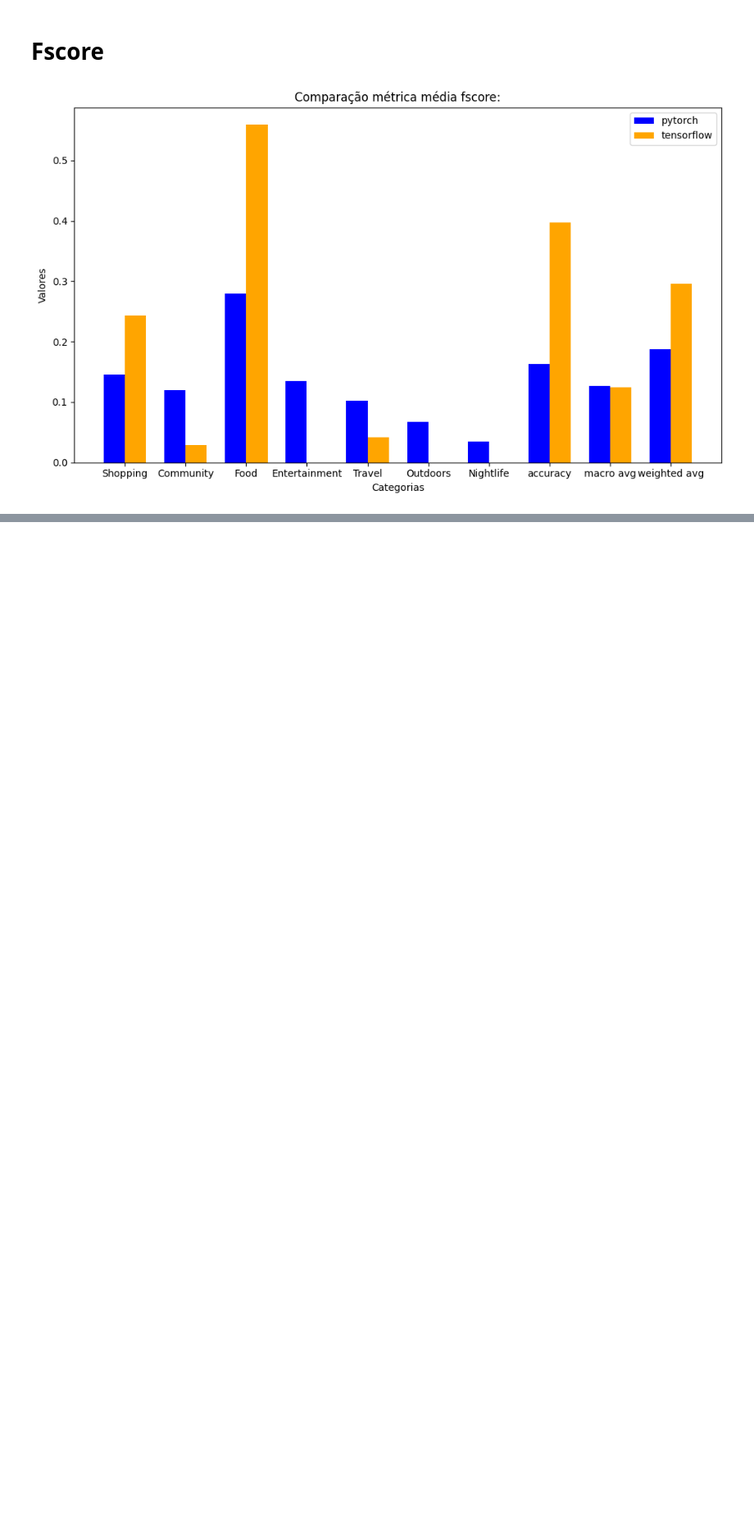
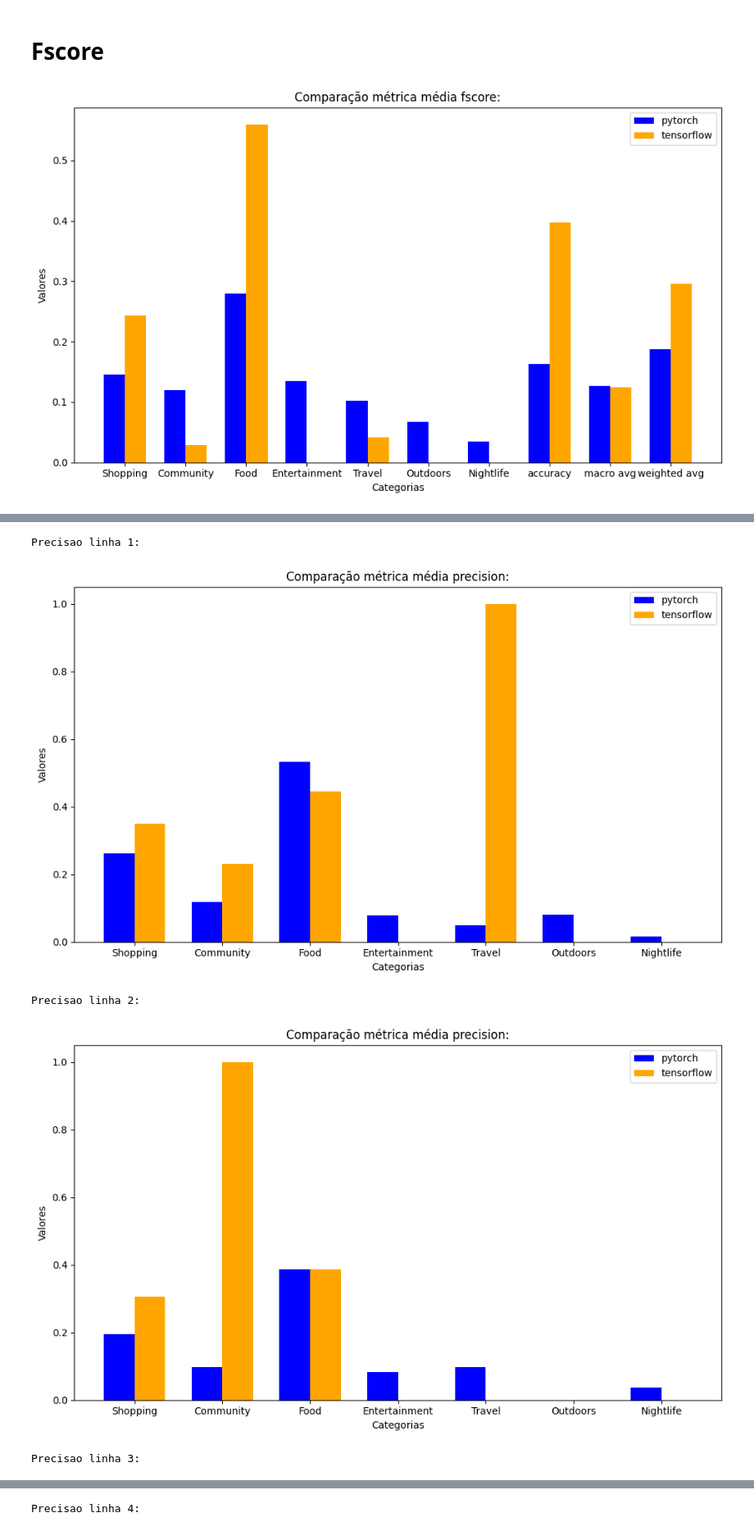
Before and after one commit to TarikSalles/PGC_NN_Pytorch, a Jupyter notebook: Comparacao_Metricas_PGC_Alabama_Atualizado.ipynb, the cells around one changed output, grey strips where cells are left out. Shown: that part at 82% size. Cells and saved outputs as stored; diff of their text form; code cells hidden in the pictures; blank space fills up the shorter version.

Commit message:
Comparação Metrica Atualizada

```diff
--- a/Comparacao_Metricas_PGC_Alabama_Atualizado.ipynb
+++ b/Comparacao_Metricas_PGC_Alabama_Atualizado.ipynb
@@ -63,3 +67,11 @@ def calcular_medias_por_coluna(nome_arquivo):
+# %%
+def retornar_linha_valor(nome_arquivo, linha):
+    df = pd.read_csv(nome_arquivo)
+    df = df.astype(float)
+
+    valores_linha = df.iloc[linha].to_dict()
+
+    return valores_linha
 # %% [markdown]
 <h1> Precisão </h1>
 # %%
@@ -86,0 +103,13 @@ comparar_graficamente(precisao_pytorch_media, precisao_tensorflow_media,"pytorch
+# %%
+num_linhas = pd.read_csv("Metricas_CSV/pytorch/precision.csv").shape[0]
+for x in range(num_linhas):
+  print(f"Precisao linha {x+1}:")
+  precisao_pytorch_linha_x = retornar_linha_valor("Metricas_CSV/pytorch/precision.csv",x)
+  precisao_tensorflow_linha_x= retornar_linha_valor("Metricas_CSV/tensorflow/precision.csv",x)
+  comparar_graficamente(precisao_pytorch_linha_x, precisao_tensorflow_linha_x,"pytorch","tensorflow","precision")
+# %% [output]
+Precisao linha 1:
+[figure, added]
+Precisao linha 2:
+[figure, added]
+Precisao linha 3:
@@ -86,0 +117 @@ comparar_graficamente(precisao_pytorch_media, precisao_tensorflow_media,"pytorch
+Precisao linha 4:
```
Also changed, not shown: parts of 9 cells of this notebook.
